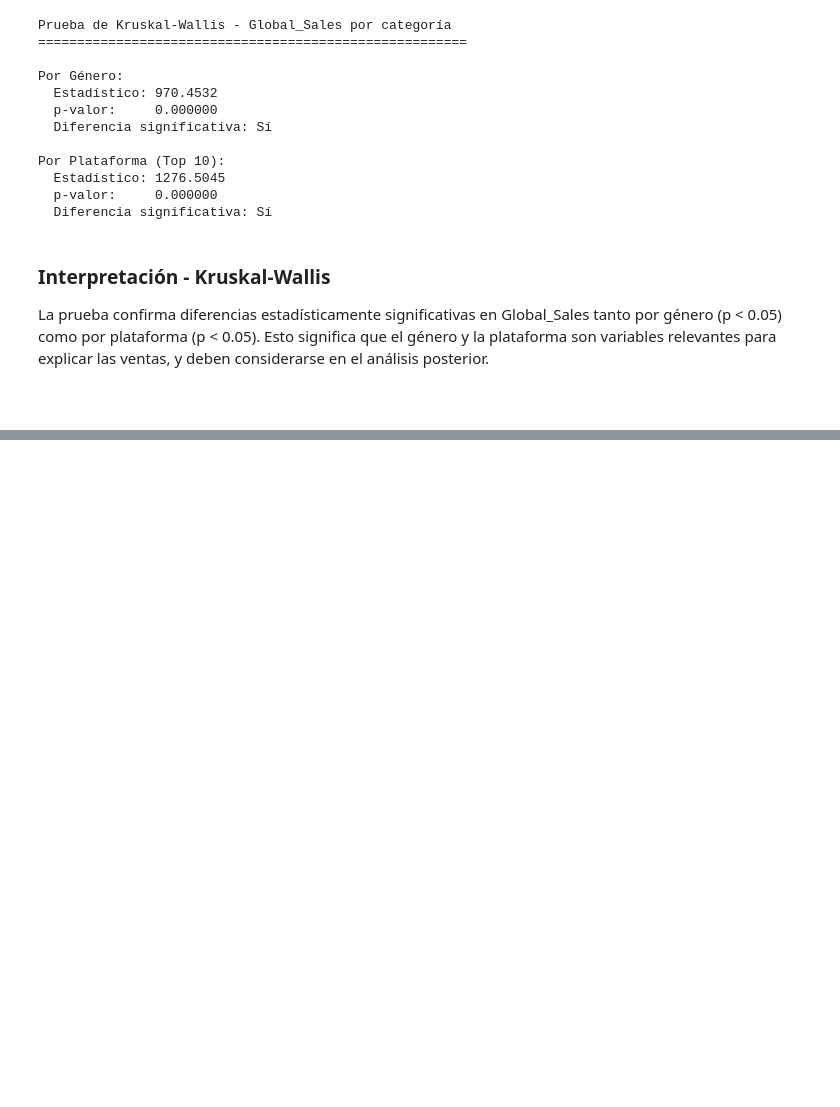
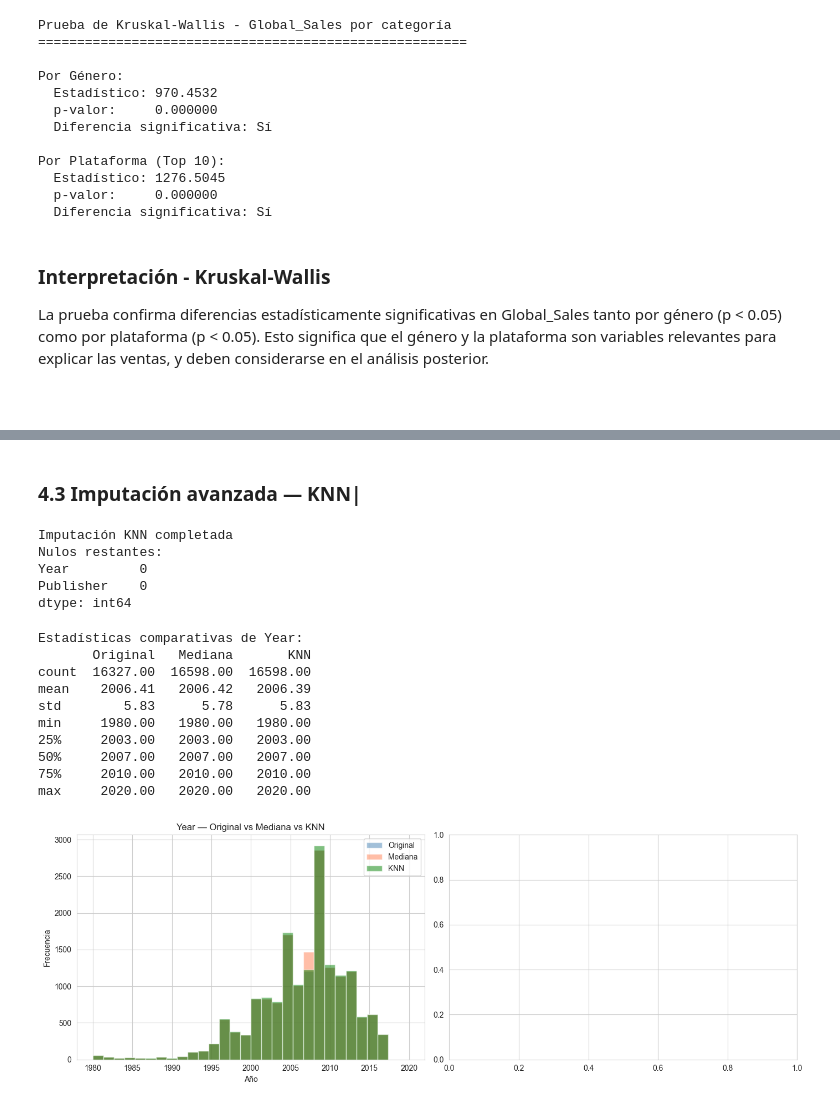
Before and after one commit to Danfezinho/Proyecto-1---Data-mining, a Jupyter notebook: notebooks/analisis.ipynb, the cells around one changed output, grey strips where cells are left out. Saved outputs shown, nothing was run; the diff lists cells and outputs as text; code cells hidden in the pictures; blank space fills up the shorter version.

```diff
--- a/notebooks/analisis.ipynb
+++ b/notebooks/analisis.ipynb
@@ -403,0 +519,73 @@ y deben considerarse en el análisis posterior.
+# %% [markdown]
+### 4.3 Imputación avanzada — KNN|
+# %%
+from sklearn.impute import KNNImputer
+from sklearn.preprocessing import RobustScaler
+
+numericas_knn = ['Year', 'NA_Sales', 'EU_Sales', 'JP_Sales',
+                 'Other_Sales', 'Global_Sales']
+
+df_knn = df.copy()
+
+scaler = RobustScaler()
+df_scaled = df_knn[numericas_knn].copy()
+df_scaled = pd.DataFrame(scaler.fit_transform(df_scaled),
+                         columns=numericas_knn)
+
+imputer = KNNImputer(n_neighbors=5)
+df_imputed = imputer.fit_transform(df_scaled)
+df_imputed = pd.DataFrame(df_imputed, columns=numericas_knn)
+
+df_knn[numericas_knn] = pd.DataFrame(
+    scaler.inverse_transform(df_imputed),
+    columns=numericas_knn)
+
+df_knn['Publisher'] = df_knn['Publisher'].fillna(
+    df['Publisher'].mode()[0])
+
+print("Imputación KNN completada")
+print(f"Nulos restantes:")
+print(df_knn[['Year', 'Publisher']].isnull().sum())
+# %% [output]
+Imputación KNN completada
+Nulos restantes:
+Year         0
+Publisher    0
+dtype: int64
+# %%
+fig, axes = plt.subplots(1, 2, figsize=(14, 5))
+
+axes[0].hist(df_original['Year'].dropna(), bins=30, alpha=0.5,
+             color='steelblue', label='Original')
+axes[0].hist(df_simple['Year'], bins=30, alpha=0.5,
+             color='coral', label='Mediana')
+axes[0].hist(df_knn['Year'], bins=30, alpha=0.5,
+             color='green', label='KNN')
+axes[0].set_title('Year — Original vs Mediana vs KNN', fontsize=12)
+axes[0].set_xlabel('Año')
+axes[0].set_ylabel('Frecuencia')
+axes[0].legend()
+
+stats = pd.DataFrame({
+    'Original': df_original['Year'].describe(),
+    'Mediana':  df_simple['Year'].describe(),
+    'KNN':      df_knn['Year'].describe()
+})
+
+print("Estadísticas comparativas de Year:")
+print(stats.round(2))
+
+plt.tight_layout()
+plt.show()
+# %% [output]
+Estadísticas comparativas de Year:
+       Original   Mediana       KNN
+count  16327.00  16598.00  16598.00
+mean    2006.41   2006.42   2006.39
+std        5.83      5.78      5.83
+min     1980.00   1980.00   1980.00
+25%     2003.00   2003.00   2003.00
+50%     2007.00   2007.00   2007.00
+75%     2010.00   2010.00   2010.00
+max     2020.00   2020.00   2020.00
+[figure, added]
```
Also changed, not shown: parts of 9 cells of this notebook, 1 other file.
